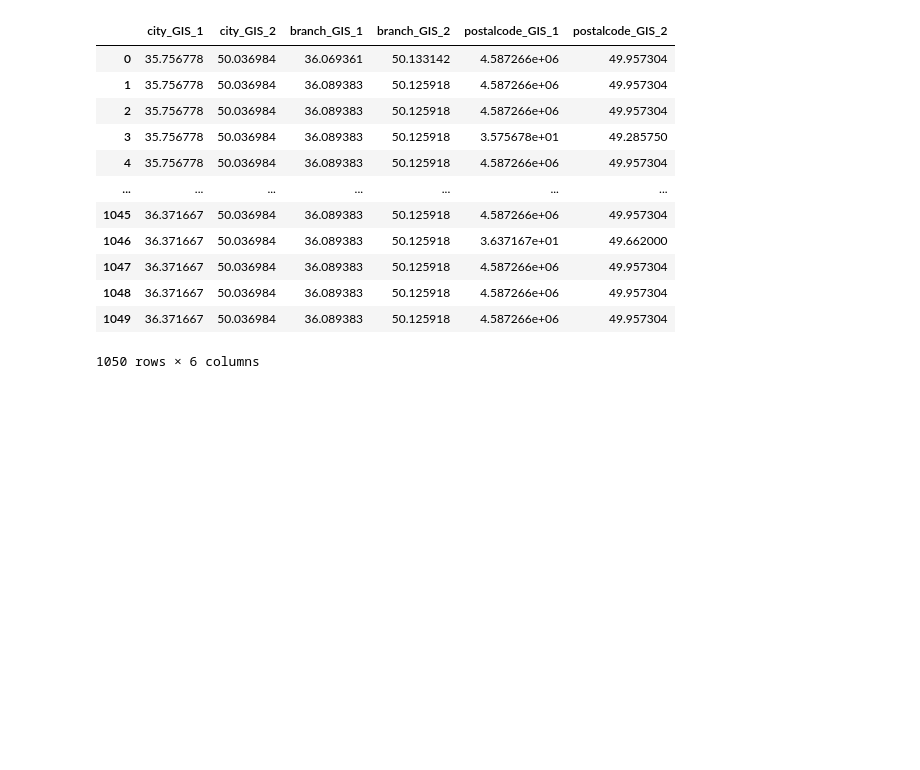
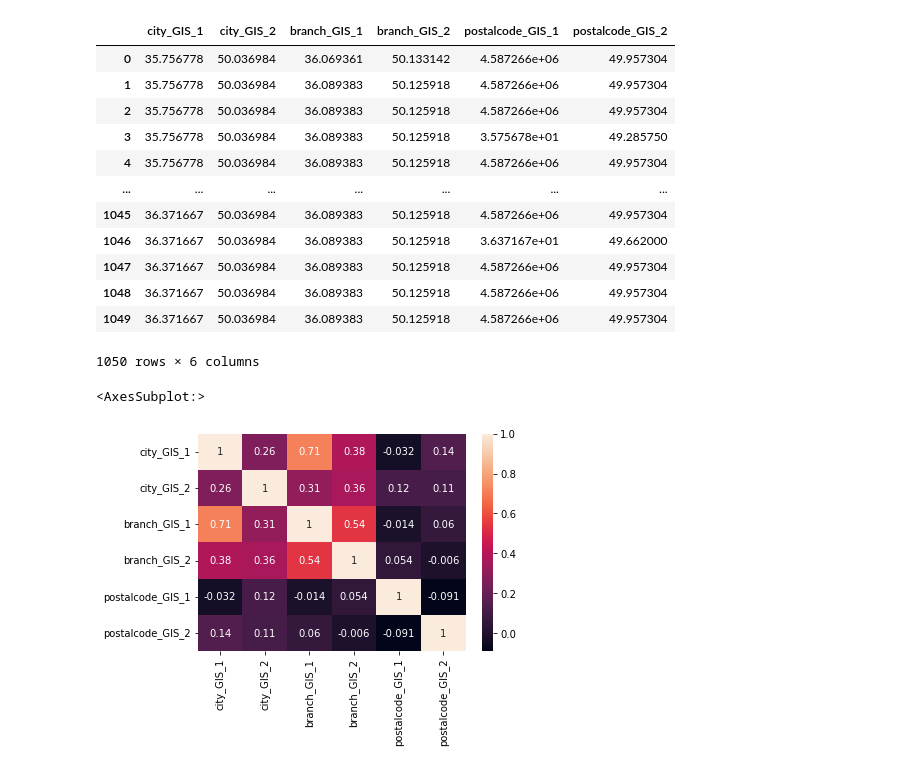
Before and after one commit to mmortazavi/ml_demystified, a Jupyter notebook: projects/gis/neginnezamloo/negnez_gis_2.ipynb, the cells around one changed output. Saved outputs shown, nothing was run; the diff lists cells and outputs as text; code cells hidden in the pictures; blank space fills up the shorter version.

```diff
--- a/projects/gis/neginnezamloo/negnez_gis_2.ipynb
+++ b/projects/gis/neginnezamloo/negnez_gis_2.ipynb
@@ -354,4 +399,10 @@ imputed_x
 | 1048 | 36.371667 | 50.036984 | 36.089383 | 50.125918 | 4.587266e+06 | 49.957304 |
 | 1049 | 36.371667 | 50.036984 | 36.089383 | 50.125918 | 4.587266e+06 | 49.957304 |
 1050 rows × 6 columns
+# %%
+#corr visualization
+sns.heatmap(imputed_x.corr(),annot=True)
+# %% [output]
+<AxesSubplot:>
+[figure, added]
 # %%
```
Also changed, not shown: parts of 7 cells of this notebook.
